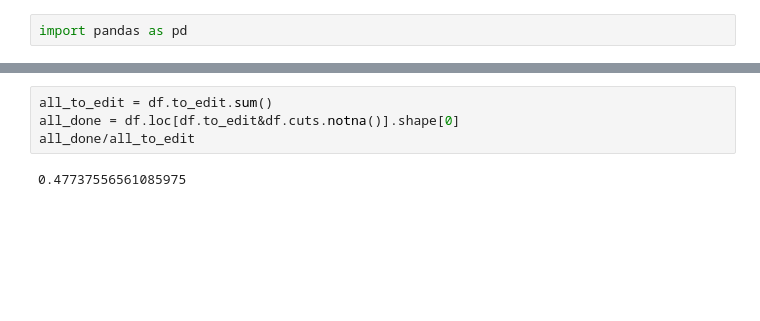
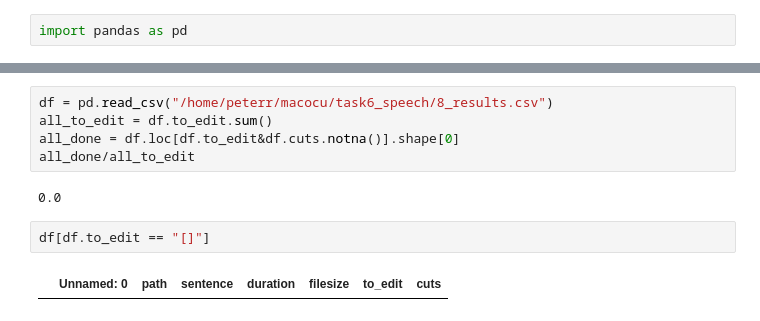
Before and after one commit to 5roop/task6_speech, a Jupyter notebook: 9_splitter_analysis.ipynb, the cells around one changed output, grey strips where cells are left out. Drawn from its saved outputs; the diff is of its cells as text; blank space fills up the shorter version.

```diff
--- a/9_splitter_analysis.ipynb
+++ b/9_splitter_analysis.ipynb
@@ -11,8 +11,13 @@ df.loc[].head()
 | 3 | 3 | /home/peterr/macocu/task6_speech/... | ponovit ću još jedanput | 0.700 | 22478 | False | NaN |
 | 4 | 4 | /home/peterr/macocu/task6_speech/... | evo to je moj odgovor | 0.700 | 22478 | False | NaN |
 # %%
+df = pd.read_csv("/home/peterr/macocu/task6_speech/8_results.csv")
 all_to_edit = df.to_edit.sum()
 all_done = df.loc[df.to_edit&df.cuts.notna()].shape[0]
 all_done/all_to_edit
 # %% [output]
-0.47737556561085975
+0.0
+# %%
+df[df.to_edit == "[]"]
+# %% [output]
+|  | Unnamed: 0 | path | sentence | duration | filesize | to_edit | cuts |
```
Also changed, not shown: parts of 1 cell of this notebook, 4 other files.
